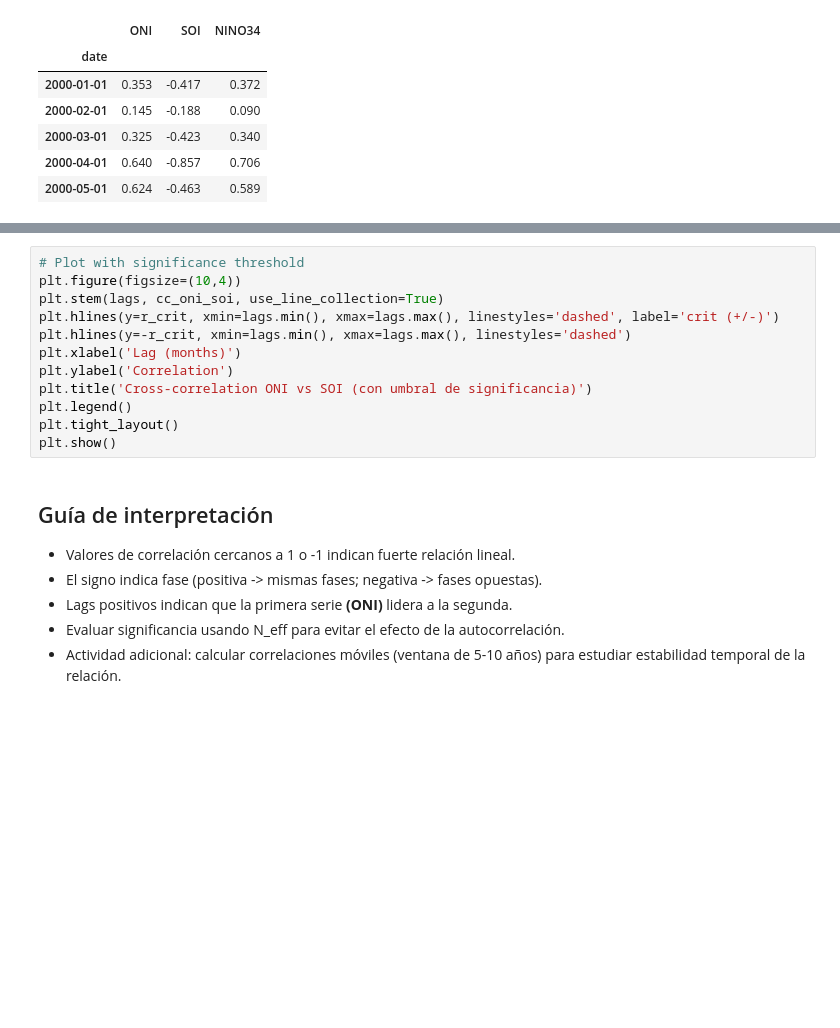
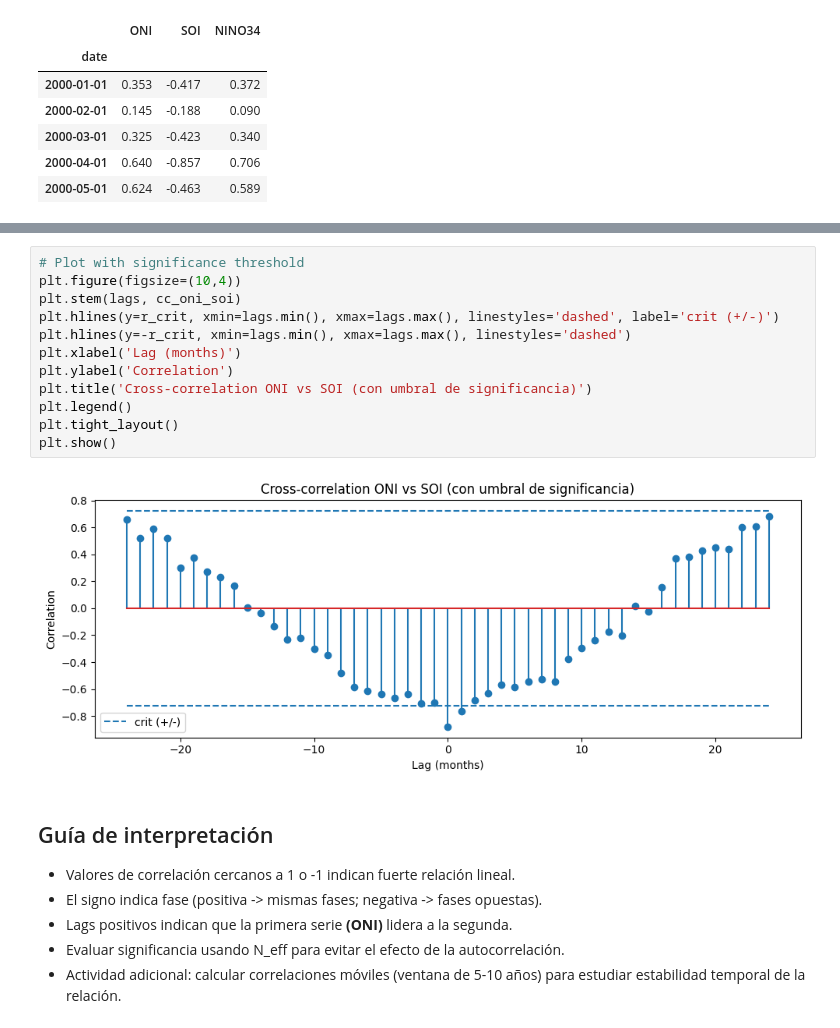
Before and after one commit to fbecker23/TP-Oceano---Circulacion-General, a Jupyter notebook: ejercicios/ejercicio-1/ejercicio_1_indices.ipynb, the cells around one changed output, grey strips where cells are left out. Saved outputs shown, nothing was run; the diff lists cells and outputs as text; blank space fills up the shorter version.

```diff
--- a/ejercicios/ejercicio-1/ejercicio_1_indices.ipynb
+++ b/ejercicios/ejercicio-1/ejercicio_1_indices.ipynb
@@ -115,15 +126,17 @@ print(f"Critical r (alpha=0.05) approx: {r_crit:.3f}")
 # %%
 # Plot with significance threshold
 plt.figure(figsize=(10,4))
-plt.stem(lags, cc_oni_soi, use_line_collection=True)
+plt.stem(lags, cc_oni_soi)
 plt.hlines(y=r_crit, xmin=lags.min(), xmax=lags.max(), linestyles='dashed', label='crit (+/-)')
 plt.hlines(y=-r_crit, xmin=lags.min(), xmax=lags.max(), linestyles='dashed')
 plt.xlabel('Lag (months)')
 plt.ylabel('Correlation')
 plt.title('Cross-correlation ONI vs SOI (con umbral de significancia)')
 plt.legend()
 plt.tight_layout()
 plt.show()
+# %% [output]
+[figure, added]
 # %% [markdown]
 ## Guía de interpretación
 
```
Also changed, not shown: parts of 3 cells of this notebook.
